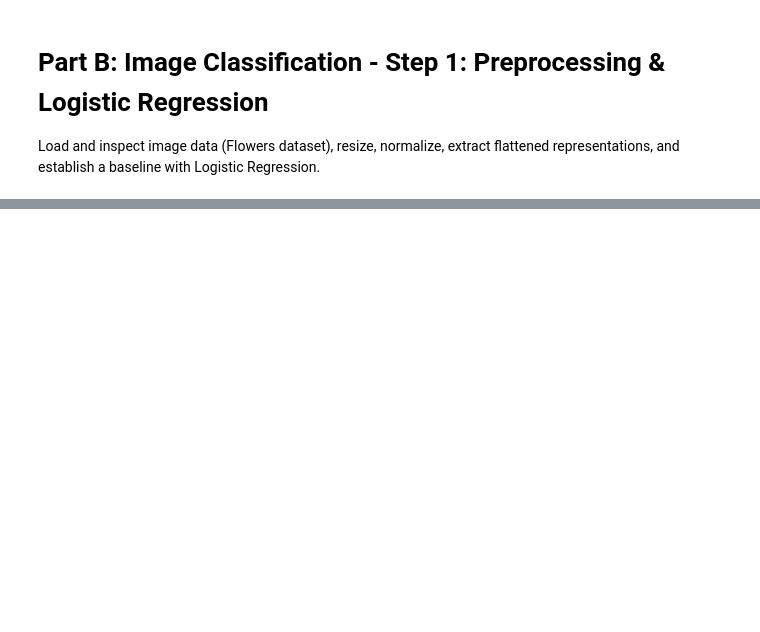
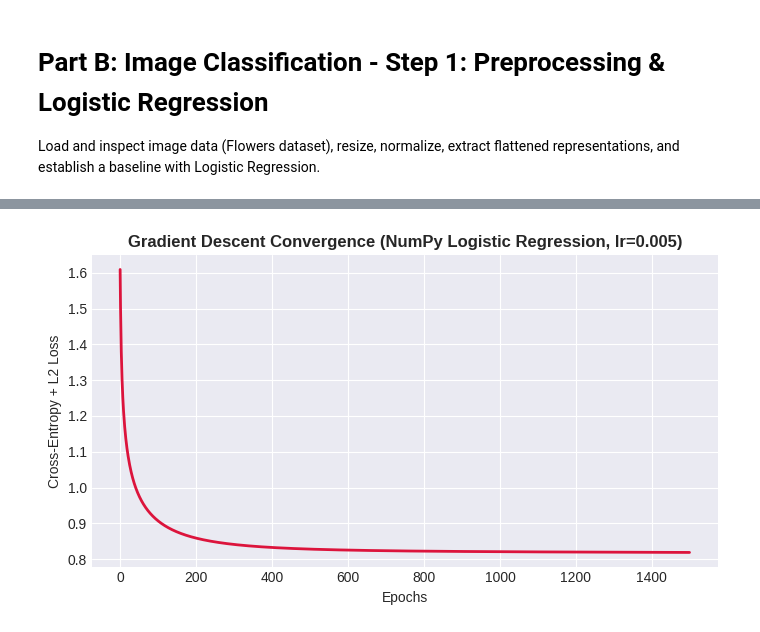
Before and after one commit to abdorizk61/ML_project, a Jupyter notebook: part_b_images/01_image_preprocessing_logistic.ipynb, the cells around one changed output, grey strips where cells are left out. Drawn from its saved outputs; the diff is of its cells as text; code cells hidden in the pictures; blank space fills up the shorter version.

```diff
--- a/part_b_images/01_image_preprocessing_logistic.ipynb
+++ b/part_b_images/01_image_preprocessing_logistic.ipynb
@@ -51,0 +167,81 @@ print("Logistic Regression baseline saved.")
+# %%
+class NumpyLogisticRegression:
+    """
+    Multinomial Logistic Regression (Softmax Regression) implemented from scratch using NumPy only.
+    Uses Batch Gradient Descent with L2 Regularization.
+    """
+    def __init__(self, learning_rate=0.01, epochs=1500, reg_lambda=0.05):
+        self.lr = learning_rate
+        self.epochs = epochs
+        self.reg_lambda = reg_lambda
+        self.W = None
+        self.b = None
+        self.loss_history = []
+
+    def _softmax(self, z):
+        exp_z = np.exp(z - np.max(z, axis=1, keepdims=True))
+        return exp_z / np.sum(exp_z, axis=1, keepdims=True)
+
+    def _one_hot(self, y, num_classes):
+        one_hot = np.zeros((y.size, num_classes))
+        one_hot[np.arange(y.size), y] = 1
+        return one_hot
+
+    def fit(self, X, y):
+        n_samples, n_features = X.shape
+        n_classes = len(np.unique(y))
+
+        self.W = np.zeros((n_features, n_classes))
+        self.b = np.zeros(n_classes)
+        y_encoded = self._one_hot(y, n_classes)
+
+        for epoch in range(self.epochs):
+            # 1. Forward Pass
+            logits = np.dot(X, self.W) + self.b
+            probs = self._softmax(logits)
+
+            ce_loss = -np.mean(np.sum(y_encoded * np.log(probs + 1e-12), axis=1))
+            l2_loss = (self.reg_lambda / 2) * np.sum(self.W ** 2)
+            self.loss_history.append(ce_loss + l2_loss)
+
+            # 3. Backward Pass (Gradients)
+            error = probs - y_encoded
+            dW = (1 / n_samples) * np.dot(X.T, error) + (self.reg_lambda * self.W)
+            db = (1 / n_samples) * np.sum(error, axis=0)
+
+            # 4. Update Weights
+            self.W -= self.lr * dW
+            self.b -= self.lr * db
+
+        return self
+
+    def predict_proba(self, X):
+        logits = np.dot(X, self.W) + self.b
+        return self._softmax(logits)
+
+    def predict(self, X):
+        probs = self.predict_proba(X)
+        return np.argmax(probs, axis=1)
+
+best_np_lr, best_np_acc, best_lr_val = None, 0, None
+for lr_val in [0.005, 0.01, 0.05]:
+    model_np = NumpyLogisticRegression(learning_rate=lr_val, epochs=1500, reg_lambda=0.05)
+    model_np.fit(X_train_pca, y_train)
+    val_preds = model_np.predict(X_val_pca)
+    acc = accuracy_score(y_val, val_preds)
+    print(f"NumPy LR (learning_rate={lr_val}) -> Validation Accuracy: {acc:.4f}")
+    if acc > best_np_acc:
+        best_np_acc = acc
+        best_np_lr = model_np
+        best_lr_val = lr_val
+
+print(f"\nBest NumPy Logistic Regression (lr={best_lr_val}) Validation Accuracy: {best_np_acc:.4f}")
+
+plt.figure(figsize=(7, 4))
+plt.plot(best_np_lr.loss_history, color='crimson', linewidth=2)
+plt.title(f"Gradient Descent Convergence (NumPy Logistic Regression, lr={best_lr_val})", fontweight='bold')
+plt.xlabel("Epochs")
+plt.ylabel("Cross-Entropy + L2 Loss")
+plt.tight_layout()
+plt.show()
+# %% [output]
@@ -51,0 +253 @@ print("Logistic Regression baseline saved.")
+[figure, added]
```
Also changed, not shown: parts of 16 cells of this notebook, 1 other file.
